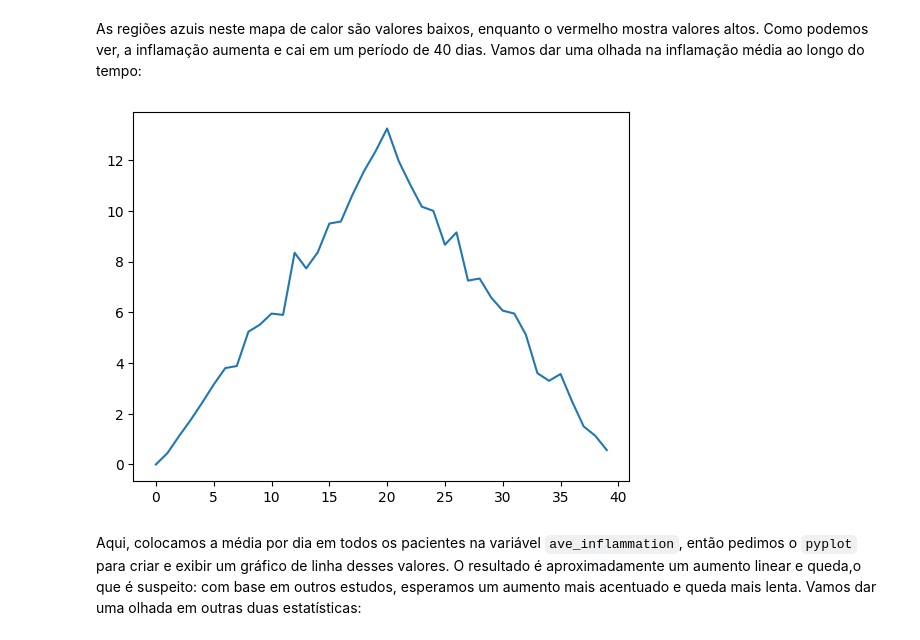
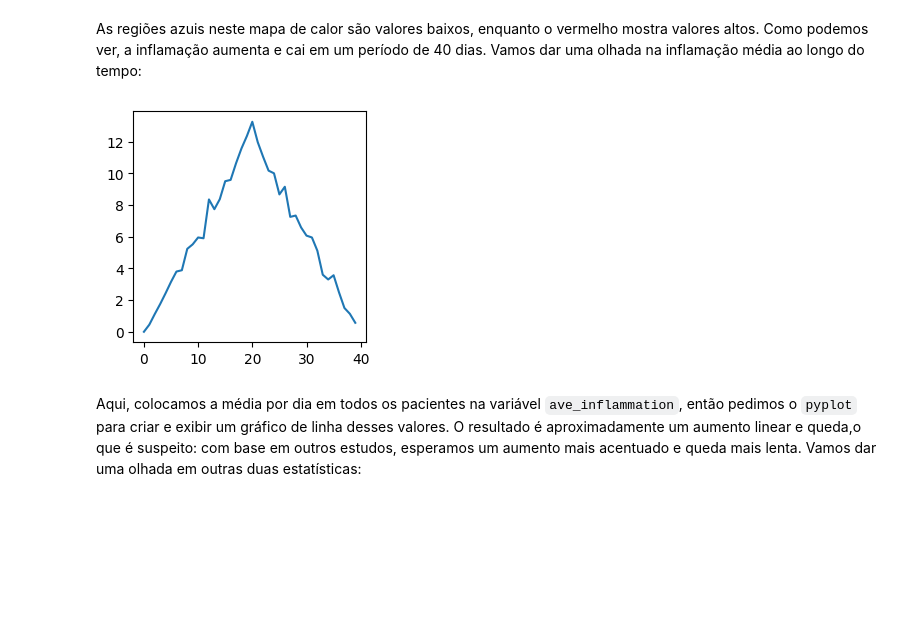
Before and after one commit to rafaluz/TOPICOS-ESPECIAIS-M6, a Jupyter notebook: material_introducao_python/01-introducao.ipynb, the cells around one changed output. Cells and saved outputs as stored; diff of their text form; code cells hidden in the pictures; blank space fills up the shorter version.

```diff
--- a/material_introducao_python/01-introducao.ipynb
+++ b/material_introducao_python/01-introducao.ipynb
@@ -314,11 +338,11 @@ Como podemos ver, a inflamação aumenta e cai em um período de 40 dias.
 Vamos dar uma olhada na inflamação média ao longo do tempo:
 # %%
 ave_inflammation = data.mean(axis=0)
-# pyplot.figure(figsize=(3, 3))
+pyplot.figure(figsize=(3, 3))
 pyplot.plot(ave_inflammation)
 pyplot.show()
 # %% [output]
-[figure, old version]
+[figure, new version]
 # %% [markdown]
 Aqui,
 colocamos a média por dia em todos os pacientes na variável `ave_inflammation`,
```
Also changed, not shown: parts of 14 cells of this notebook, 2 other files.
